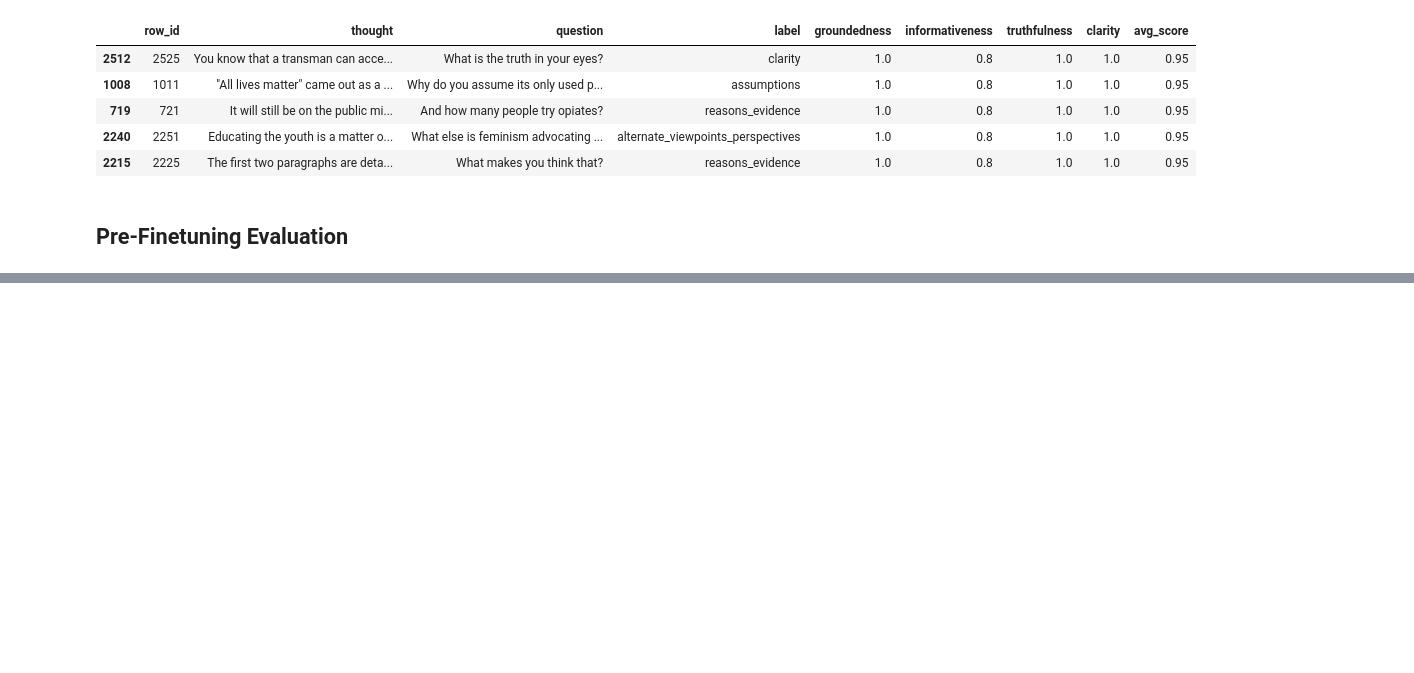
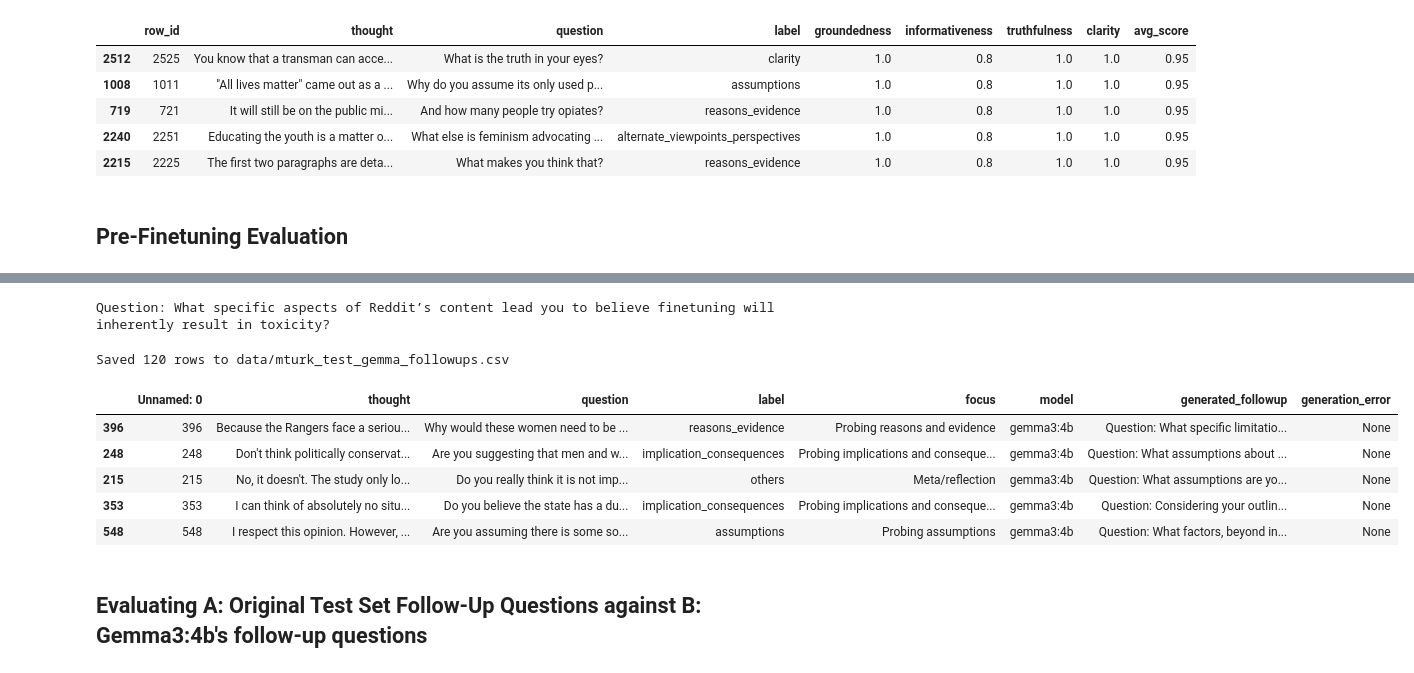
Before and after one commit to dylanlo8/agentic-interviewer, a Jupyter notebook: socratic_study/eda.ipynb, the cells around one changed output, grey strips where cells are left out. Drawn from its saved outputs; the diff is of its cells as text; code cells hidden in the pictures; blank space fills up the shorter version.

```diff
--- a/socratic_study/eda.ipynb
+++ b/socratic_study/eda.ipynb
@@ -551,0 +580,56 @@ top_600.to_csv("finetuning600.csv", index=False)
+# %%
+SYSTEM = """You are a Socratic questioning engine.
+
+Goal: advance the user's thinking by asking ONE precise question.
+You must not provide answers, explanations, advice, or moral judgments.
+
+Hard constraints:
+- Output exactly 1 line.
+- That line must start with: "Question: "
+- Ask exactly ONE question (end with a single '?').
+- No preamble, no bullet points, no extra text.
+- Non-leading: do not imply the “right” answer.
+- Make it answerable but non-trivial.
+- Avoid jargon unless it appears in the context.
+- Target the specified Socratic focus only.
+"""
+
+context = "I think finetuning on Reddit will inevitably make my model toxic."
+focus = "Probing reasons and evidence"
+
+USER = f"""Context:
+{context}
+
+Socratic focus:
+{focus}
+
+Write one Socratic question that fits the focus and challenges the user’s thinking.
+"""
+
+resp = chat(
+    model="gemma3:4b",
+    messages=[
+        {"role": "system", "content": SYSTEM},
+        {"role": "user", "content": USER},
+    ],
+)
+
+print(resp.message.content)
+# %% [output]
+Question: What specific aspects of Reddit’s content lead you to believe finetuning will inherently result in toxicity?
+# %%
+# 1) Load test set
+df_test = pd.read_csv("data/mturk_test.csv").copy()
+
+# 2) Map labels -> Socratic focus (adjust if your test labels differ)
+LABEL_TO_FOCUS_MAPPING = {
+    "clarity": "Clarification",
+    "assumptions": "Probing assumptions",
+    "reasons_evidence": "Probing reasons and evidence",
+    "implication_consequences": "Probing implications and consequences",
+    "alternate_viewpoints_perspectives": "Probing alternative viewpoints and perspectives",
+    "others": "Meta/reflection",
+}
+
+def map_focus(label: str) -> str:
+    return LABEL_TO_FOCUS_MAPPING.get(str(label), "Meta/reflection")
@@ -551,0 +724,20 @@ top_600.to_csv("finetuning600.csv", index=False)
+# %%
+# 6) Execute on full test set (or set sample_n=120, etc.)
+df_test_generated = run_batch_generation(
+    df=df_test,
+    out_csv_path="data/mturk_test_gemma_followups.csv",
+    model="gemma3:4b",
+    sample_n=120,  # set to an int to test quickly
+)
+
+df_test_generated.head()
+# %% [output]
+Saved 120 rows to data/mturk_test_gemma_followups.csv
+|  | Unnamed: 0 | thought | question | label | focus | model | generated_followup | generation_error |
+| 396 | 396 | Because the Rangers face a seriou... | Why would these women need to be ... | reasons_evidence | Probing reasons and evidence | gemma3:4b | Question: What specific limitatio... | None |
+| 248 | 248 | Don't think politically conservat... | Are you suggesting that men and w... | implication_consequences | Probing implications and conseque... | gemma3:4b | Question: What assumptions about ... | None |
+| 215 | 215 | No, it doesn't. The study only lo... | Do you really think it is not imp... | others | Meta/reflection | gemma3:4b | Question: What assumptions are yo... | None |
+| 353 | 353 | I can think of absolutely no situ... | Do you believe the state has a du... | implication_consequences | Probing implications and conseque... | gemma3:4b | Question: Considering your outlin... | None |
+| 548 | 548 | I respect this opinion. However, ... | Are you assuming there is some so... | assumptions | Probing assumptions | gemma3:4b | Question: What factors, beyond in... | None |
+# %% [markdown]
+## Evaluating A: Original Test Set Follow-Up Questions against B: Gemma3:4b's follow-up questions
```
Also changed, not shown: parts of 27 cells of this notebook, 21 other files.
